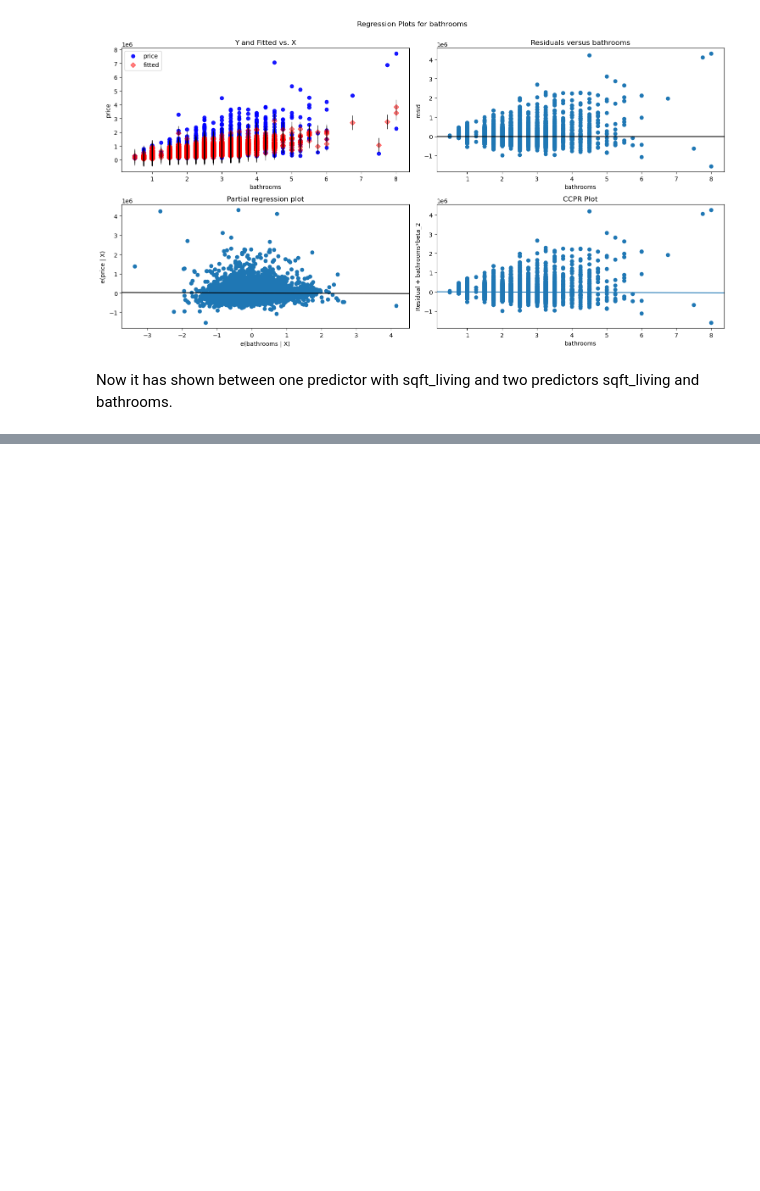
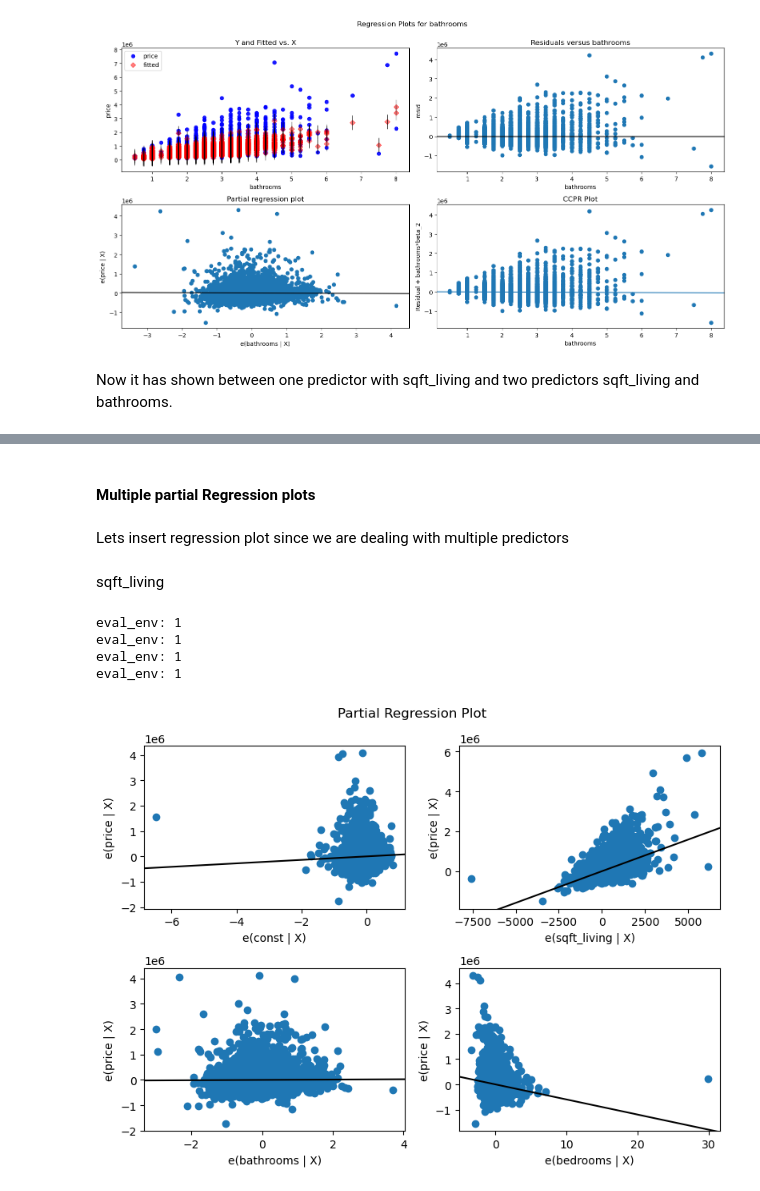
Before and after one commit to raphiqi/Real-Estate-Analysis-, a Jupyter notebook: Project 2.ipynb, the cells around one changed output, grey strips where cells are left out. Saved outputs shown, nothing was run; the diff lists cells and outputs as text; code cells hidden in the pictures; blank space fills up the shorter version.

```diff
--- a/Project 2.ipynb
+++ b/Project 2.ipynb
@@ -715,3 +722,3 @@ Since sqft_living and bathrooms are the most strongly positively correlated pred
 # %%
-X_two = data[["sqft_living", "bathrooms"]]
-X_two
+X_two = data_subset[["sqft_living", "bathrooms"]]
+y_two = data_subset[["price"]]
@@ -732,5 +725,5 @@ X_two
 # %%
-two_model = sm.OLS(y, sm.add_constant(X_two))
+two_model = sm.OLS(y_two, sm.add_constant(X_two))
 two_results = two_model.fit()
 
 print(two_results.summary())
@@ -832,0 +830,7 @@ Now it has shown between one predictor with sqft_living and two predictors sqft_
+# %%
+X_multiple = data_subset[["sqft_living", "bathrooms", "bedrooms"]]
+y_multiple = data_subset[["price"]]
+# %%
+multiple_model = sm.OLS(y_multiple, sm.add_constant(X_multiple))
+multiple_results = multiple_model.fit()
+print(multiple_results.summary())
@@ -832,0 +864,17 @@ Now it has shown between one predictor with sqft_living and two predictors sqft_
+# %% [markdown]
+#### Multiple partial Regression plots
+# %% [markdown]
+Lets insert regression plot since we are dealing with multiple predictors
+# %% [markdown]
+sqft_living
+# %%
+fig = plt.figure(figsize=(8, 6))
+sm.graphics.plot_partregress_grid(multiple_results, fig=fig)
+plt.tight_layout()
+plt.show()
+# %% [output]
+eval_env: 1
+eval_env: 1
+eval_env: 1
+eval_env: 1
+[figure, added]
```
Also changed, not shown: parts of 43 cells of this notebook.
